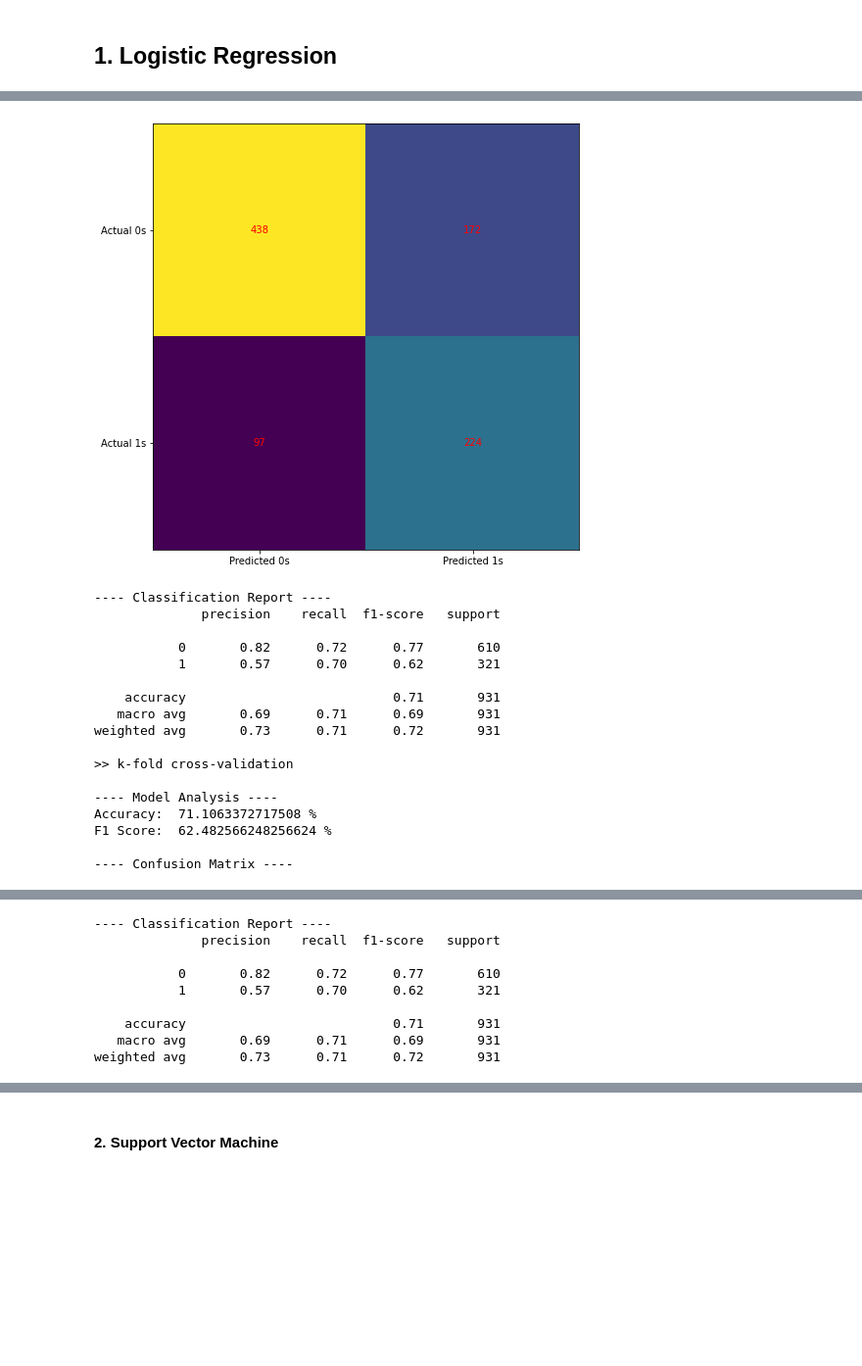
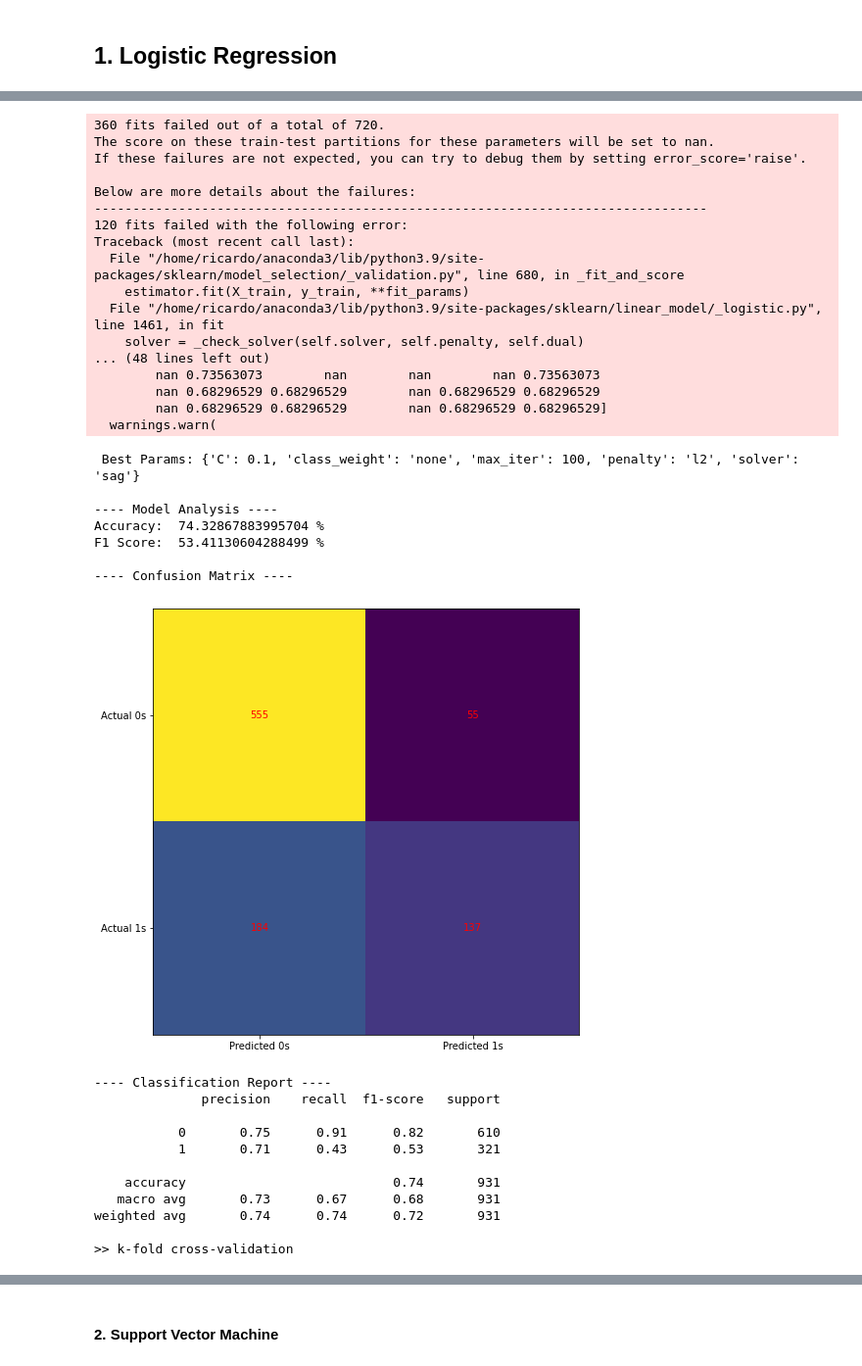
Before and after one commit to joaoreis16/employee_future_prediction, a Jupyter notebook: code/main.ipynb, the cells around one changed output, grey strips where cells are left out. Shown at 98% size. Saved outputs shown, nothing was run; the diff lists cells and outputs as text; code cells hidden in the pictures; blank space fills up the shorter version.

```diff
--- a/code/main.ipynb
+++ b/code/main.ipynb
@@ -382,9 +382,9 @@ logreg = LogisticRegression()
 train_and_analyze(logreg, X_train, y_train, X_test, y_test)
 
 # Hypertuned Params
-logreg_params = [{'solver': ['liblinear'], 'max_iter': [100, 400, 800],
-                  'C': [0.1, 1, 10, 100, 1000], 'class_weight': ['balanced'],
-                  'penalty': ['l1', 'l2']}]
+logreg_params = [{'solver': ['liblinear','sag'], 'max_iter': [100, 200],
+                  'C': [0.01, 0.1, 0.5, 1, 10, 100], 'class_weight': ['none','balanced'],
+                  'penalty': ['none', 'l1', 'l2']}]
 best_logreg_params = hyperparameters(logreg, logreg_params , X_train, y_train)
 
 logreg.set_params(**best_logreg_params)
@@ -421,18 +414,36 @@ F1 Score:  62.482566248256624 %
+360 fits failed out of a total of 720.
+The score on these train-test partitions for these parameters will be set to nan.
+If these failures are not expected, you can try to debug them by setting error_score='raise'.
+
+Below are more details about the failures:
+--------------------------------------------------------------------------------
+120 fits failed with the following error:
+Traceback (most recent call last):
+  File "/home/ricardo/anaconda3/lib/python3.9/site-packages/sklearn/model_selection/_validation.py", line 680, in _fit_and_score
+    estimator.fit(X_train, y_train, **fit_params)
+  File "/home/ricardo/anaconda3/lib/python3.9/site-packages/sklearn/linear_model/_logistic.py", line 1461, in fit
+    solver = _check_solver(self.solver, self.penalty, self.dual)
+... (48 lines left out)
+        nan 0.73563073        nan        nan        nan 0.73563073
+        nan 0.68296529 0.68296529        nan 0.68296529 0.68296529
+        nan 0.68296529 0.68296529        nan 0.68296529 0.68296529]
+  warnings.warn(
+ Best Params: {'C': 0.1, 'class_weight': 'none', 'max_iter': 100, 'penalty': 'l2', 'solver': 'sag'}
+
+---- Model Analysis ----
+Accuracy:  74.32867883995704 %
+F1 Score:  53.41130604288499 %
+
+---- Confusion Matrix ----
-[figure, old version]
+[figure, new version]
----- Classification Report ----
-              precision    recall  f1-score   support
-
-           0       0.82      0.72      0.77       610
-           1       0.57      0.70      0.62       321
-
-    accuracy                           0.71       931
-   macro avg       0.69      0.71      0.69       931
-weighted avg       0.73      0.71      0.72       931
-
->> k-fold cross-validation
-
----- Model Analysis ----
-Accuracy:  71.1063372717508 %
-F1 Score:  62.482566248256624 %
-
----- Confusion Matrix ----
+---- Classification Report ----
+              precision    recall  f1-score   support
+
+           0       0.75      0.91      0.82       610
+           1       0.71      0.43      0.53       321
+
+    accuracy                           0.74       931
+   macro avg       0.73      0.67      0.68       931
+weighted avg       0.74      0.74      0.72       931
+
+>> k-fold cross-validation
@@ -440,9 +455,0 @@ F1 Score:  62.482566248256624 %
----- Classification Report ----
-              precision    recall  f1-score   support
-
-           0       0.82      0.72      0.77       610
-           1       0.57      0.70      0.62       321
-
-    accuracy                           0.71       931
-   macro avg       0.69      0.71      0.69       931
-weighted avg       0.73      0.71      0.72       931
```
Also changed, not shown: parts of 4 cells of this notebook.
